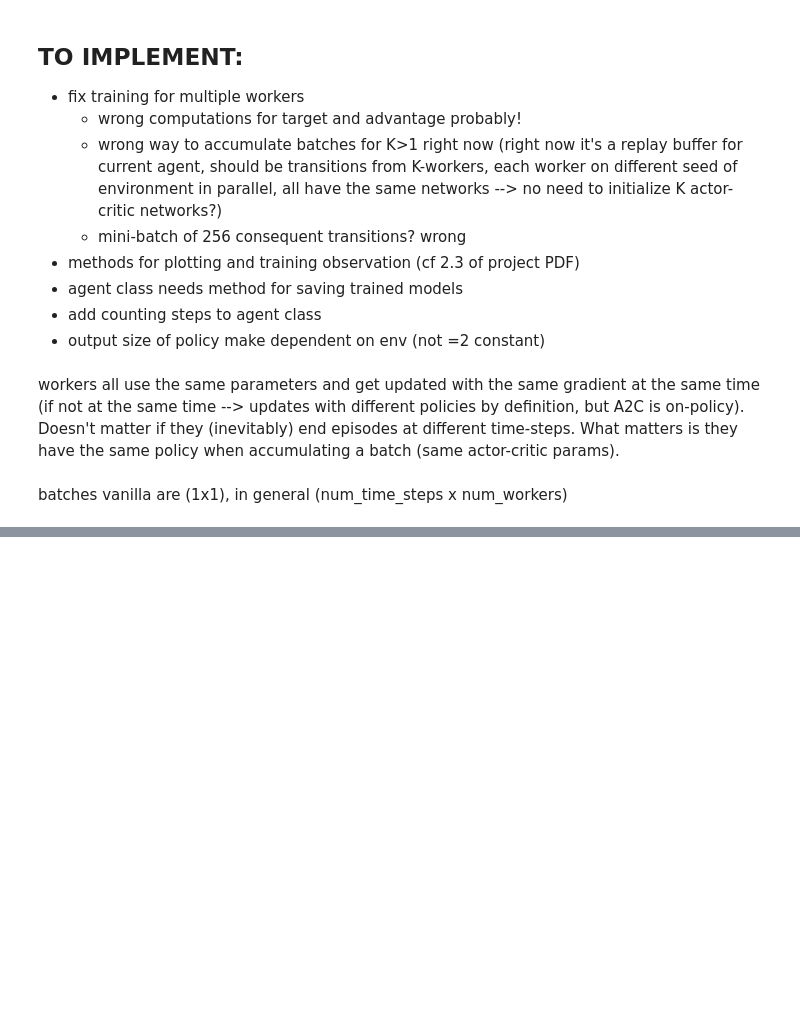
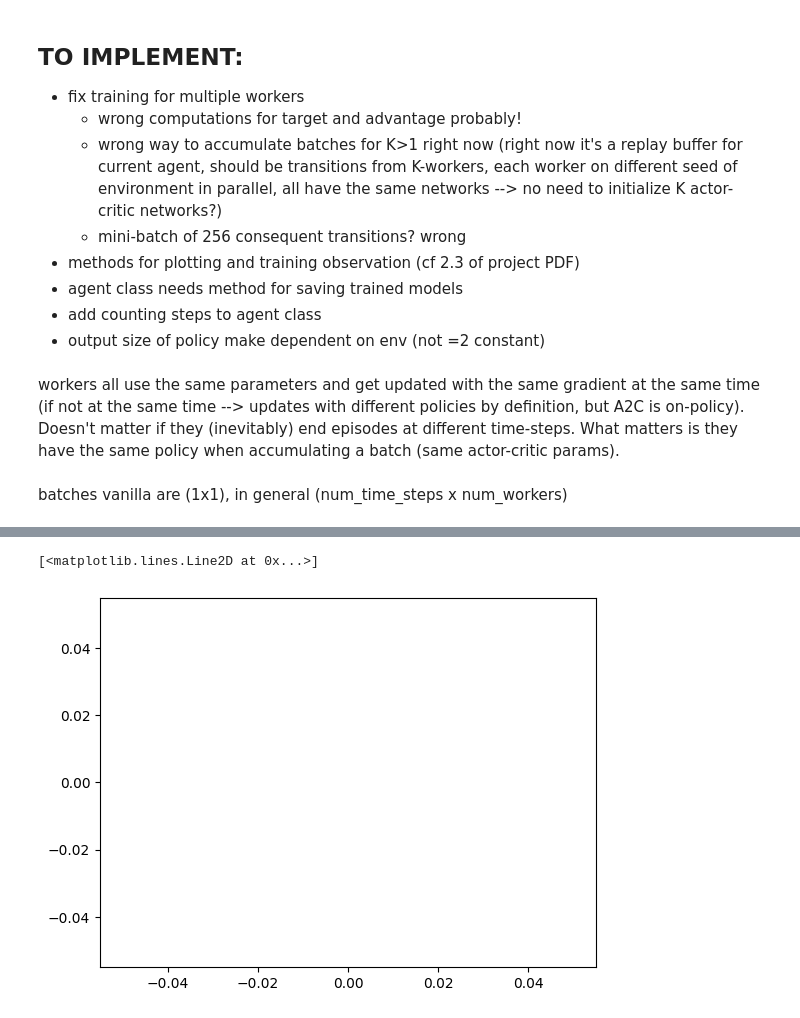
Before and after one commit to alexei-erm/annrl_project, a Jupyter notebook: main.ipynb, the cells around one changed output, grey strips where cells are left out. Drawn from its saved outputs; the diff is of its cells as text; code cells hidden in the pictures; blank space fills up the shorter version.

```diff
--- a/main.ipynb
+++ b/main.ipynb
@@ -116,0 +181,5 @@ batches vanilla are (1x1), in general (num_time_steps x num_workers)
+# %%
+plt.plot(actor_losses)
+# %% [output]
+[<matplotlib.lines.Line2D at 0x...>]
+[figure, added]
```
Also changed, not shown: parts of 5 cells of this notebook.
